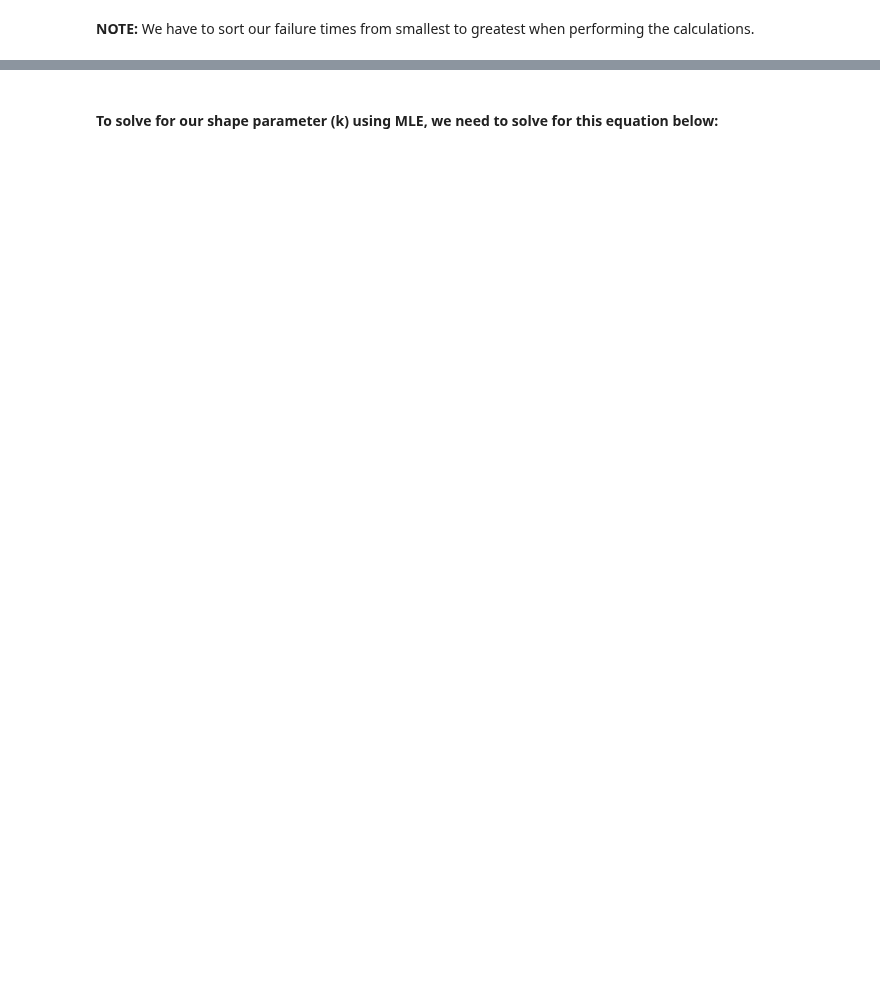
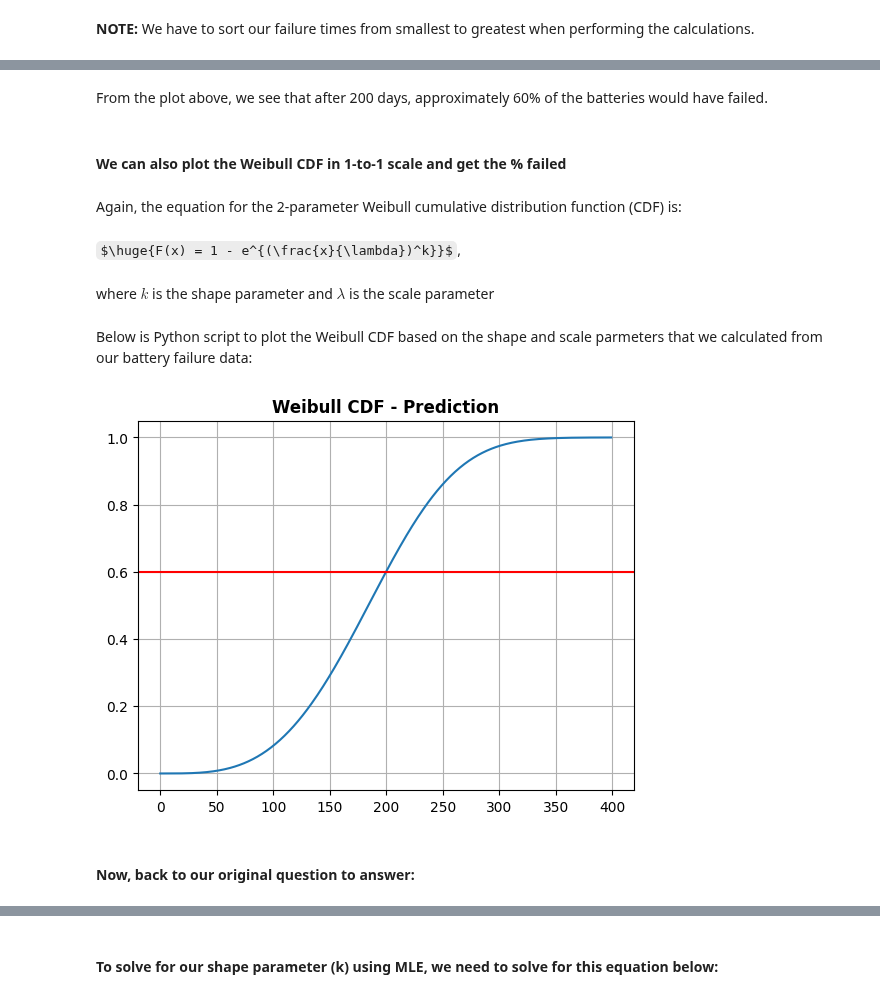
Before and after one commit to pybokeh/jupyter_notebooks, a Jupyter notebook: weibull/Weibull_Analysis.ipynb, the cells around one changed output, grey strips where cells are left out. Saved outputs shown, nothing was run; the diff lists cells and outputs as text; code cells hidden in the pictures; some formulas as TeX source; blank space fills up the shorter version.

```diff
--- a/weibull/Weibull_Analysis.ipynb
+++ b/weibull/Weibull_Analysis.ipynb
@@ -487,0 +271,25 @@ plt.show()
+# %% [markdown]
+From the plot above, we see that after 200 days, approximately 60% of the batteries would have failed.
+# %% [markdown]
+#### We can also plot the Weibull CDF in 1-to-1 scale and get the % failed
+# %% [markdown]
+Again, the equation for the 2-parameter Weibull cumulative distribution function (CDF) is:
+# %% [markdown]
+$\huge{F(x) = 1 - e^{(\frac{x}{\lambda})^k}}$,
+# %% [markdown]
+where $k$ is the shape parameter and $\lambda$ is the scale parameter
+# %% [markdown]
+Below is Python script to plot the Weibull CDF based on the shape and scale parmeters that we calculated from our battery failure data:
+# %%
+x2 = np.arange(0,400)
+y2 = 1-np.exp(-(x2/scale)**shape) # This is the equation for Weibull CDF as illustrated above
+
+plt.plot(x2,y2)
+plt.axhline(y = 0.6, color = 'r')
+plt.title("Weibull CDF - Prediction",weight='bold')
+plt.grid()
+plt.show()
+# %% [output]
+[figure, added]
+# %% [markdown]
+#### Now, back to our original question to answer:
```
Also changed, not shown: parts of 136 cells of this notebook.
